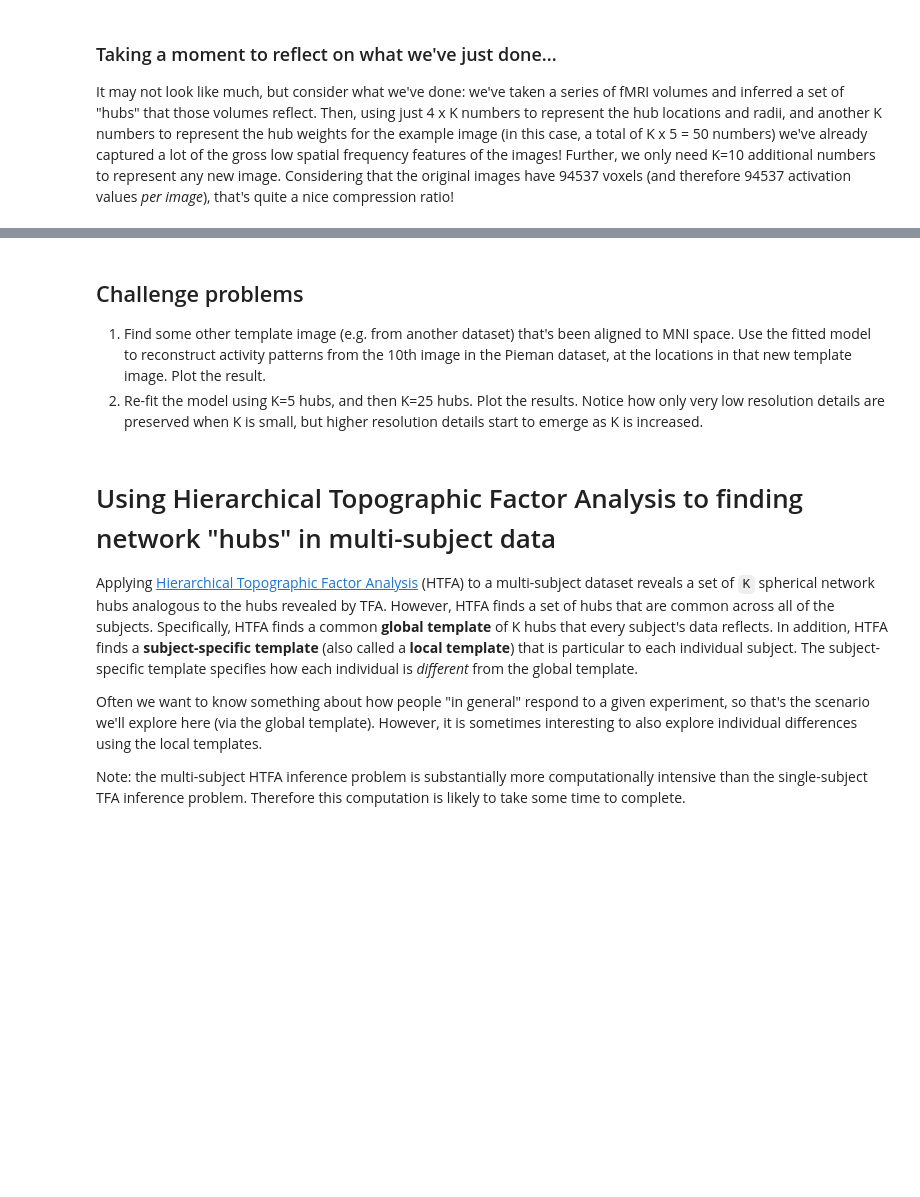
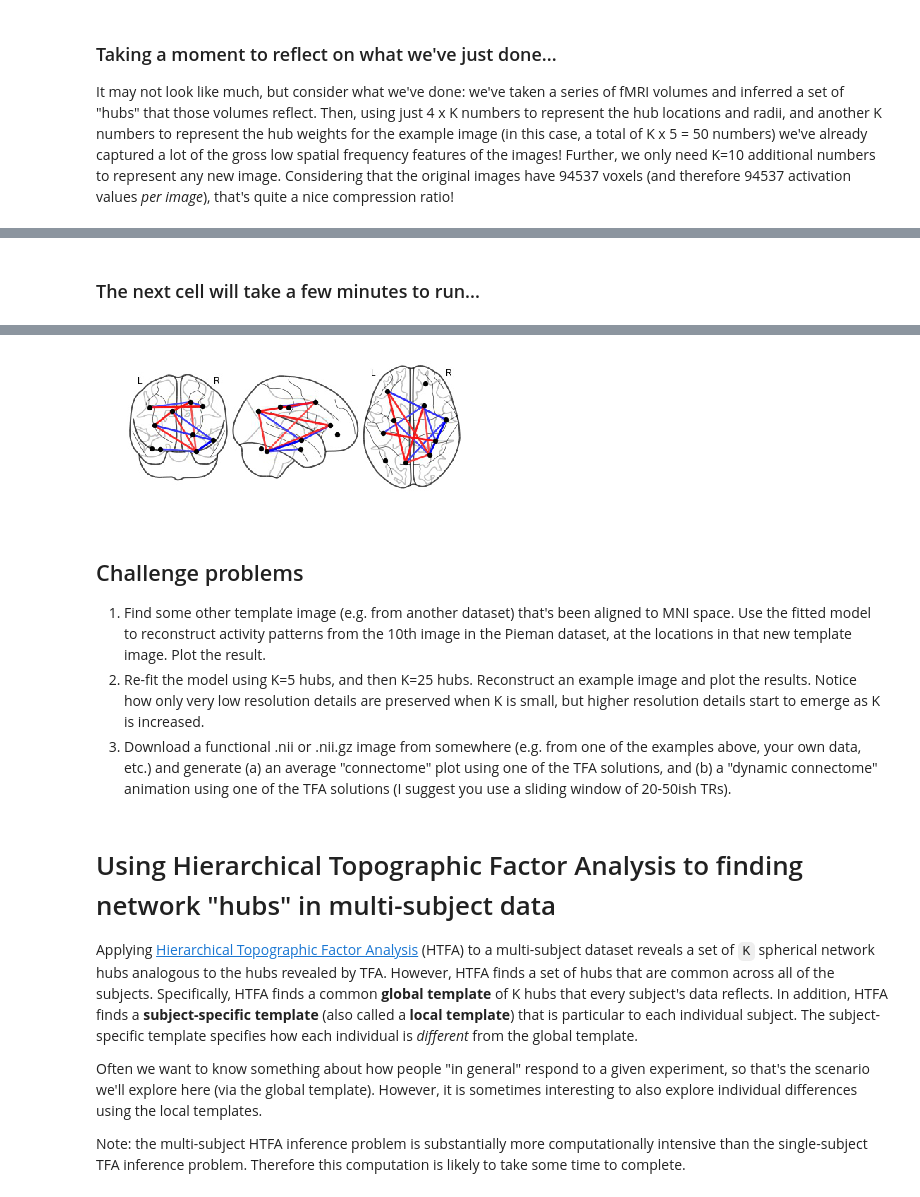
Before and after one commit to Summer-MIND/mind_2017, a Jupyter notebook: Tutorials/fMRI_NetworkDynamics/htfa_tutorial.ipynb, the cells around one changed output, grey strips where cells are left out. Cells and saved outputs as stored; diff of their text form; code cells hidden in the pictures; blank space fills up the shorter version.

Commit message:
got network dynamic animation working, got HTFA inference working

```diff
--- a/Tutorials/fMRI_NetworkDynamics/htfa_tutorial.ipynb
+++ b/Tutorials/fMRI_NetworkDynamics/htfa_tutorial.ipynb
@@ -230,0 +253,48 @@ It may not look like much, but consider what we've done: we've taken a series of
+# %%
+def dynamic_connectome(W, n):
+    T = W.shape[0]
+    K = W.shape[1]
+    connectome = np.zeros([T - n + 1, int((K ** 2 - K) / 2)])
+    for t in range(T - n + 1):
+        connectome[t, :] = 1 - sd.pdist(W[t:(t+n), :].T, 'correlation')
+    return connectome
+# %%
+def animate_connectome(hubs, connectomes, force_refresh=False):
+    figdir = os.path.join(destination[0:-(len(data_format)+1)], str(K), 'figs')
+    try:
+        os.makedirs(figdir)
+    except:
+        None
+
+    #save a jpg file for each frame (this takes a while, so don't re-do already made images)
+    def get_frame(t, fname):
+        if force_refresh or not os.path.exists(fname):
+            niplot.plot_connectome(sd.squareform(connectomes[t, :]),
+                                   hubs,
+                                   node_color='k',
+                                   edge_threshold='75%',
+                                   output_file=fname)
+
+    timepoints = np.arange(connectomes.shape[0])
+    fnames = list(map(lambda t: os.path.join(figdir, str(t) + '.jpg'), timepoints))
+    list(map(get_frame, timepoints, fnames))
+
+    #create a movie frame from each of the images we just made
+    mpl.pyplot.close()
+    fig = mpl.pyplot.figure()
+
+    def get_im(fname):
+        #print(fname)
+        mpl.pyplot.axis('off')
+        return mpl.pyplot.imshow(mpl.pyplot.imread(fname), animated=True)
+
+    ani = mpl.animation.FuncAnimation(fig, get_im, fnames, interval=50)
+    return ani
+# %% [markdown]
+### The next cell will take a few minutes to run...
+# %%
+mpl.rc('animation', html='html5')
+ani = animate_connectome(tfa.get_centers(tfa.local_posterior_), dynamic_connectome(tfa.W_.T, 20))
+HTML(ani.to_html5_video())
+ani = None
+# %% [output]
@@ -231,8 +302,10 @@ It may not look like much, but consider what we've done: we've taken a series of
+[figure, added]
 # %% [markdown]
 ## Challenge problems
 
 1. Find some other template image (e.g. from another dataset) that's been aligned to MNI space.  Use the fitted model to reconstruct activity patterns from the 10th image in the Pieman dataset, at the locations in that new template image.  Plot the result.
-2. Re-fit the model using K=5 hubs, and then K=25 hubs.  Plot the results.  Notice how only very low resolution details are preserved when K is small, but higher resolution details start to emerge as K is increased.
+2. Re-fit the model using K=5 hubs, and then K=25 hubs.  Reconstruct an example image and plot the results.  Notice how only very low resolution details are preserved when K is small, but higher resolution details start to emerge as K is increased.
+3. Download a functional .nii or .nii.gz image from somewhere (e.g. from one of the examples above, your own data, etc.) and generate (a) an average "connectome" plot using one of the TFA solutions, and (b) a "dynamic connectome" animation using one of the TFA solutions (I suggest you use a sliding window of 20-50ish TRs).
 # %% [markdown]
 # Using Hierarchical Topographic Factor Analysis to finding network "hubs" in multi-subject data #
 
```
Also changed, not shown: parts of 22 cells of this notebook.
